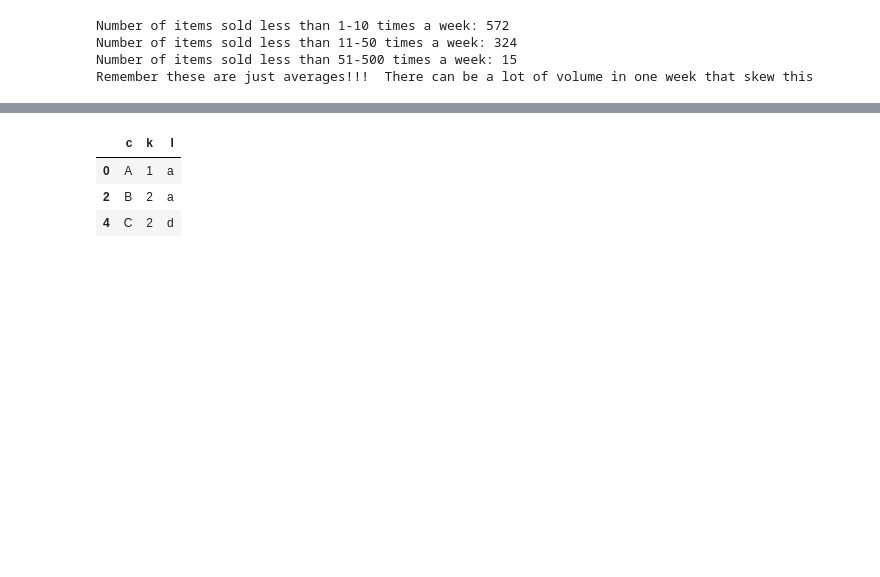
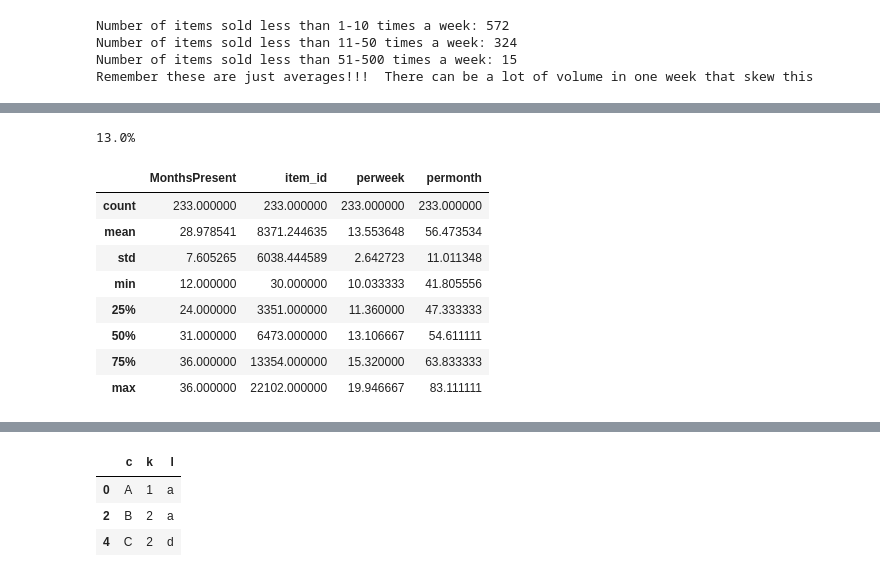
Before and after one commit to jamesoliver1981/Future_Sales, a Jupyter notebook: jupyter/EDA_Freq_Prods_overtime.ipynb, the cells around one changed output, grey strips where cells are left out. Cells and saved outputs as stored; diff of their text form; code cells hidden in the pictures; blank space fills up the shorter version.

```diff
--- a/jupyter/EDA_Freq_Prods_overtime.ipynb
+++ b/jupyter/EDA_Freq_Prods_overtime.ipynb
@@ -197,0 +259,16 @@ Remember these are just averages!!!  There can be a lot of volume in one week th
+# %%
+mid_high=reg_vol[(reg_vol.perweek<= 20) & (reg_vol.perweek>10)]
+print("%.1f%%" % (100*sum(mid_high.perweek*150)/sum(train2.item_cnt_day)))
+mid.describe()
+#these are also slightly less often present than high - 28 average vs 31
+# %% [output]
+13.0%
+|  | MonthsPresent | item_id | perweek | permonth |
+| count | 233.000000 | 233.000000 | 233.000000 | 233.000000 |
+| mean | 28.978541 | 8371.244635 | 13.553648 | 56.473534 |
+| std | 7.605265 | 6038.444589 | 2.642723 | 11.011348 |
+| min | 12.000000 | 30.000000 | 10.033333 | 41.805556 |
+| 25% | 24.000000 | 3351.000000 | 11.360000 | 47.333333 |
+| 50% | 31.000000 | 6473.000000 | 13.106667 | 54.611111 |
+| 75% | 36.000000 | 13354.000000 | 15.320000 | 63.833333 |
+| max | 36.000000 | 22102.000000 | 19.946667 | 83.111111 |
```
Also changed, not shown: parts of 13 cells of this notebook.
